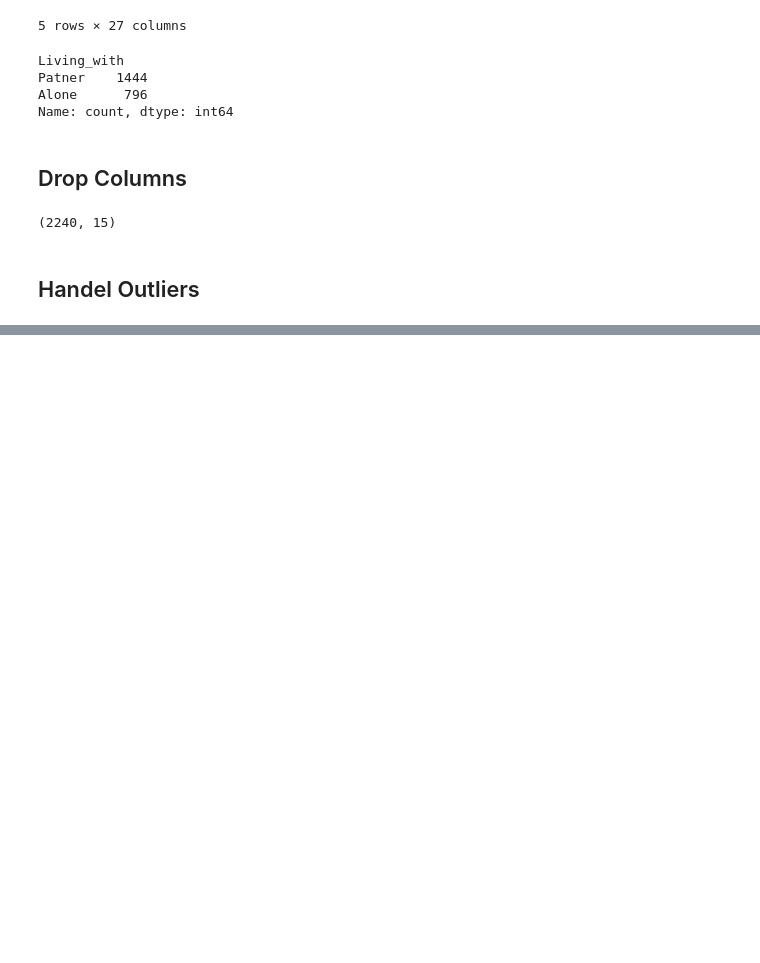
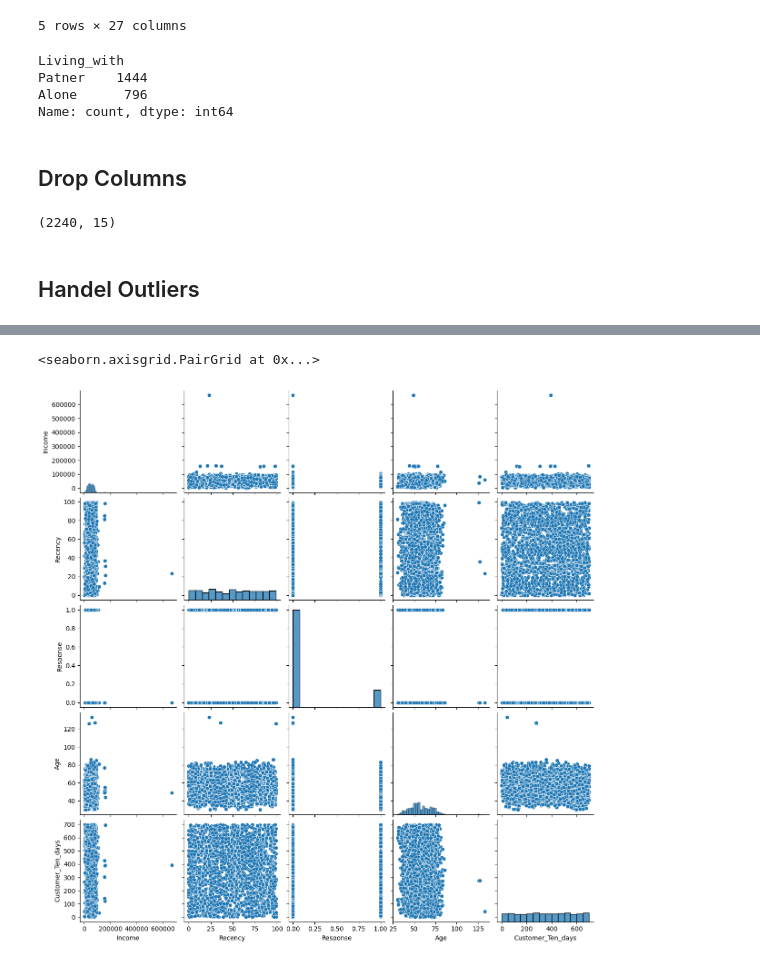
Before and after one commit to Ishu335/Smart-Cart-Clustering-System, a Jupyter notebook: smart_cart.ipynb, the cells around one changed output, grey strips where cells are left out. Drawn from its saved outputs; the diff is of its cells as text; code cells hidden in the pictures; blank space fills up the shorter version.

```diff
--- a/smart_cart.ipynb
+++ b/smart_cart.ipynb
@@ -144,2 +146,9 @@ plt.show()
+# %%
+numerical_col=['Income', 'Recency','Response', 'Age', 'Customer_Ten_days']
+#relative plot of some feactures
+sns.pairplot(df_update[numerical_col]) # this a best plot for outliers detections
+# %% [output]
+<seaborn.axisgrid.PairGrid at 0x...>
+[figure, added]
 # %%
 df_update.columns
```
Also changed, not shown: parts of 3 cells of this notebook.
